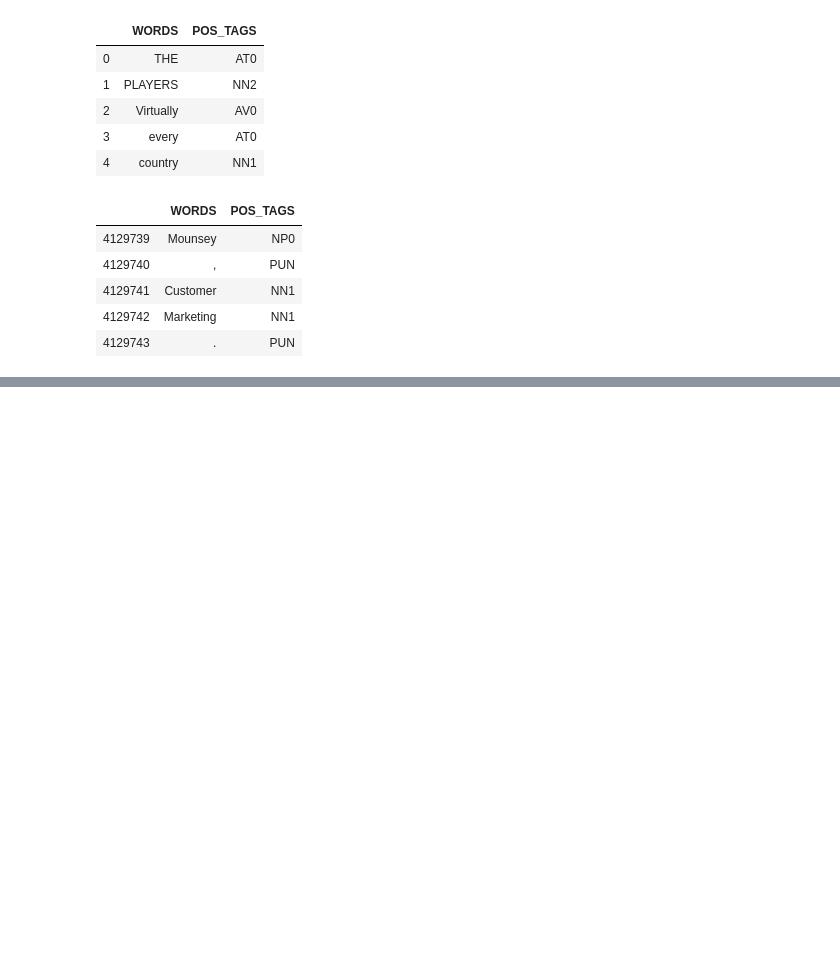
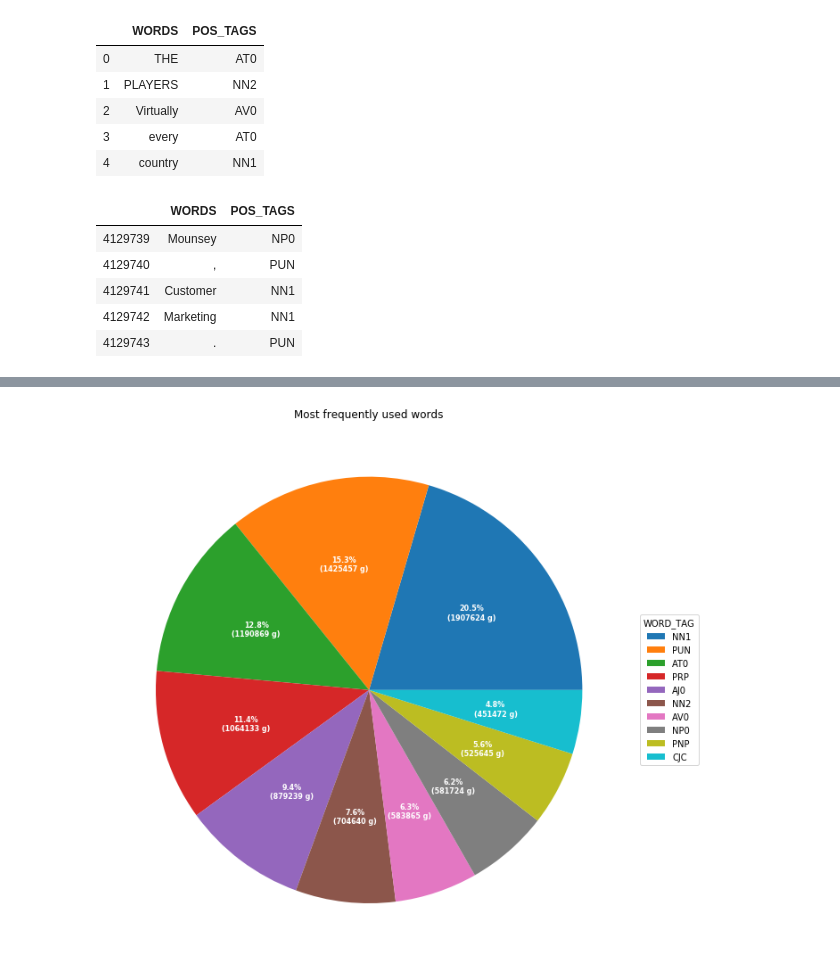
Before and after one commit to mastdev/pos_tag, a Jupyter notebook: pre-processing.ipynb, the cells around one changed output, grey strips where cells are left out. Cells and saved outputs as stored; diff of their text form; code cells hidden in the pictures; blank space fills up the shorter version.

```diff
--- a/pre-processing.ipynb
+++ b/pre-processing.ipynb
@@ -103,0 +271,21 @@ to_PRP -> 37913
+# %%
+def func(pct, allvalues):
+    absolute = int(pct / 100.*np.sum(allvalues))
+    return "{:.1f}%\n({:d} g)".format(pct, absolute)
+
+fig, ax = plt.subplots(figsize =(20,11))
+wedges, texts, autotexts = ax.pie(b,
+                                  autopct = lambda pct: func(pct, b),
+                                  labels = a,
+                                  textprops = dict(color ="w"))
+
+ax.legend(wedges, a,
+          title ="WORD_TAG",
+          loc ="center left",
+          bbox_to_anchor =(1, 0, 0.5, 1))
+
+plt.setp(autotexts, size = 8, weight ="bold")
+ax.set_title("Most frequently used words")
+plt.show()
+# %% [output]
+[figure, added]
```
Also changed, not shown: parts of 17 cells of this notebook.
